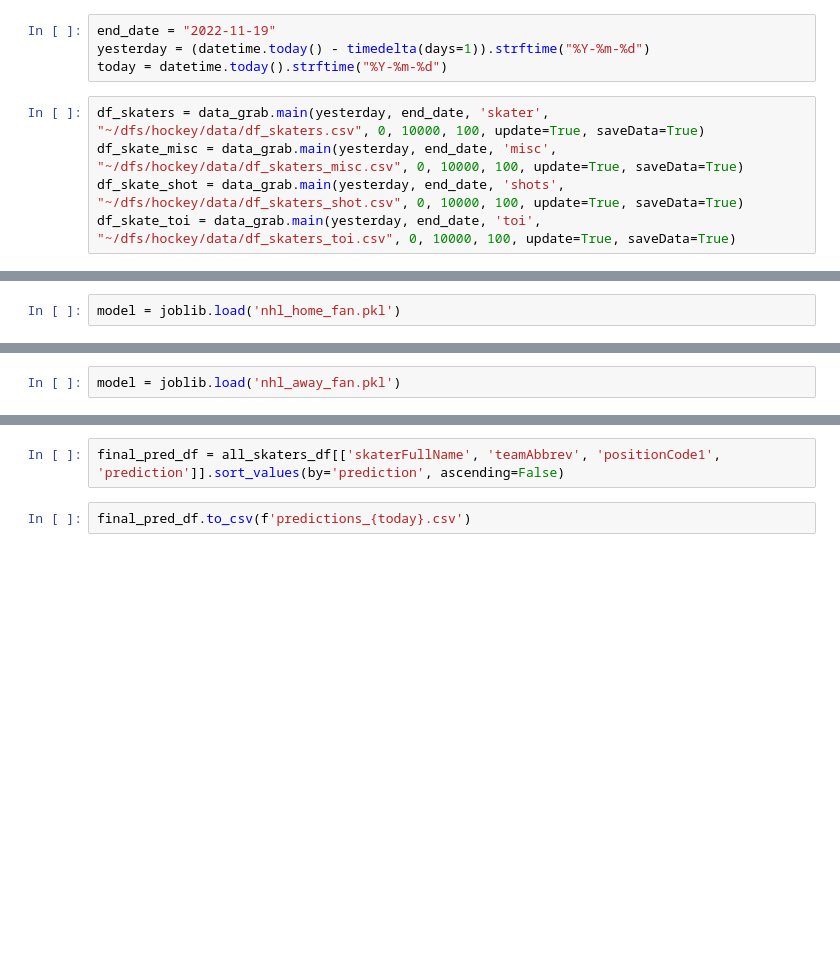
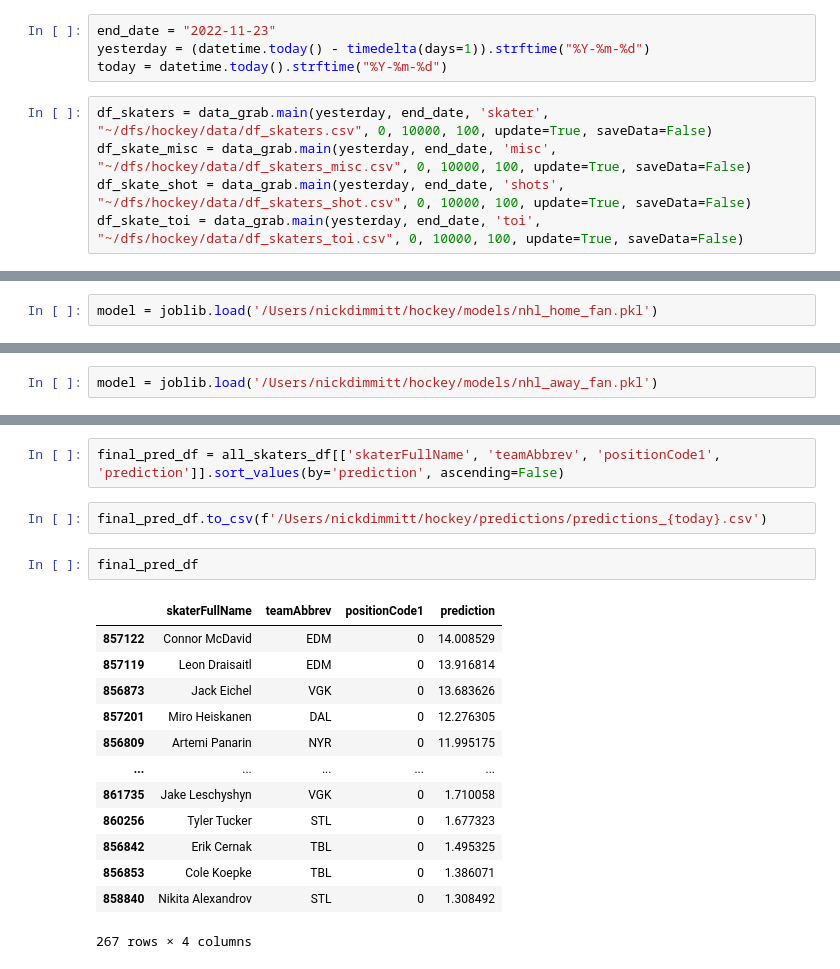
Before and after one commit to dimmittnick/hockey, a Jupyter notebook: daily_run.ipynb, the cells around one changed output, grey strips where cells are left out. Drawn from its saved outputs; the diff is of its cells as text; blank space fills up the shorter version.

```diff
--- a/daily_run.ipynb
+++ b/daily_run.ipynb
@@ -61,12 +61,12 @@ importlib.reload(data_proc)
 # %%
-end_date = "2022-11-19"
+end_date = "2022-11-23"
 yesterday = (datetime.today() - timedelta(days=1)).strftime("%Y-%m-%d")
 today = datetime.today().strftime("%Y-%m-%d")
 # %%
-df_skaters = data_grab.main(yesterday, end_date, 'skater', "~/dfs/hockey/data/df_skaters.csv", 0, 10000, 100, update=True, saveData=True)
-df_skate_misc = data_grab.main(yesterday, end_date, 'misc', "~/dfs/hockey/data/df_skaters_misc.csv", 0, 10000, 100, update=True, saveData=True)
-df_skate_shot = data_grab.main(yesterday, end_date, 'shots', "~/dfs/hockey/data/df_skaters_shot.csv", 0, 10000, 100, update=True, saveData=True)
-df_skate_toi = data_grab.main(yesterday, end_date, 'toi', "~/dfs/hockey/data/df_skaters_toi.csv", 0, 10000, 100, update=True, saveData=True)
+df_skaters = data_grab.main(yesterday, end_date, 'skater', "~/dfs/hockey/data/df_skaters.csv", 0, 10000, 100, update=True, saveData=False)
+df_skate_misc = data_grab.main(yesterday, end_date, 'misc', "~/dfs/hockey/data/df_skaters_misc.csv", 0, 10000, 100, update=True, saveData=False)
+df_skate_shot = data_grab.main(yesterday, end_date, 'shots', "~/dfs/hockey/data/df_skaters_shot.csv", 0, 10000, 100, update=True, saveData=False)
+df_skate_toi = data_grab.main(yesterday, end_date, 'toi', "~/dfs/hockey/data/df_skaters_toi.csv", 0, 10000, 100, update=True, saveData=False)
 # %%
 df_merged = data_prep.main(df_skaters, df_skate_misc, df_skate_shot, df_skate_toi, ['gameId','playerId'], 'Unnamed: 0_y, goals_y, shots_y, gameDate_y, shootingPct_y, gamesPlayed_y, homeRoad_y, lastName_y, opponentTeamAbbrev_y, otGoals_y, positionCode_y, shootsCatches_y, skaterFullName_y, teamAbbrev_y, timeOnIcePerGame_y'.split(", "), ['Unnamed: 0', 'emptyNetAssists', 'emptyNetPoints', 'faceoffWinPct', 'shootingPctBackhand', 'shootingPctDeflected', 'shootingPctSlap', 'shootingPctSnap', 'shootingPctTipIn', 'shootingPctWrapAround', 'shootingPctWrist'], saveData=True)
 # %% [markdown]
@@ -321,7 +321,7 @@ scaled_X = model.transform(home_df[features])
 # %%
 X = home_df[features].values
 # %%
-model = joblib.load('nhl_home_fan.pkl')
+model = joblib.load('/Users/nickdimmitt/hockey/models/nhl_home_fan.pkl')
 # %%
 predictions = model.predict(X)
 # %%
@@ -350,7 +346,7 @@ scaled_X = model.transform(away_df[features])
 # %%
 X = away_df[features].values
 # %%
-model = joblib.load('nhl_away_fan.pkl')
+model = joblib.load('/Users/nickdimmitt/hockey/models/nhl_away_fan.pkl')
 # %%
 predictions = model.predict(X)
 # %%
@@ -377,4 +373,20 @@ all_skaters_df = pd.concat([home_df, away_df])
 # %%
 final_pred_df = all_skaters_df[['skaterFullName', 'teamAbbrev', 'positionCode1', 'prediction']].sort_values(by='prediction', ascending=False)
 # %%
-final_pred_df.to_csv(f'predictions_{today}.csv')
+final_pred_df.to_csv(f'/Users/nickdimmitt/hockey/predictions/predictions_{today}.csv')
+# %%
+final_pred_df
+# %% [output]
+|  | skaterFullName | teamAbbrev | positionCode1 | prediction |
+| 857122 | Connor McDavid | EDM | 0 | 14.008529 |
+| 857119 | Leon Draisaitl | EDM | 0 | 13.916814 |
+| 856873 | Jack Eichel | VGK | 0 | 13.683626 |
+| 857201 | Miro Heiskanen | DAL | 0 | 12.276305 |
+| 856809 | Artemi Panarin | NYR | 0 | 11.995175 |
+| ... | ... | ... | ... | ... |
+| 861735 | Jake Leschyshyn | VGK | 0 | 1.710058 |
+| 860256 | Tyler Tucker | STL | 0 | 1.677323 |
+| 856842 | Erik Cernak | TBL | 0 | 1.495325 |
+| 856853 | Cole Koepke | TBL | 0 | 1.386071 |
+| 858840 | Nikita Alexandrov | STL | 0 | 1.308492 |
+267 rows × 4 columns
```
Also changed, not shown: parts of 10 cells of this notebook, 1 other file.
